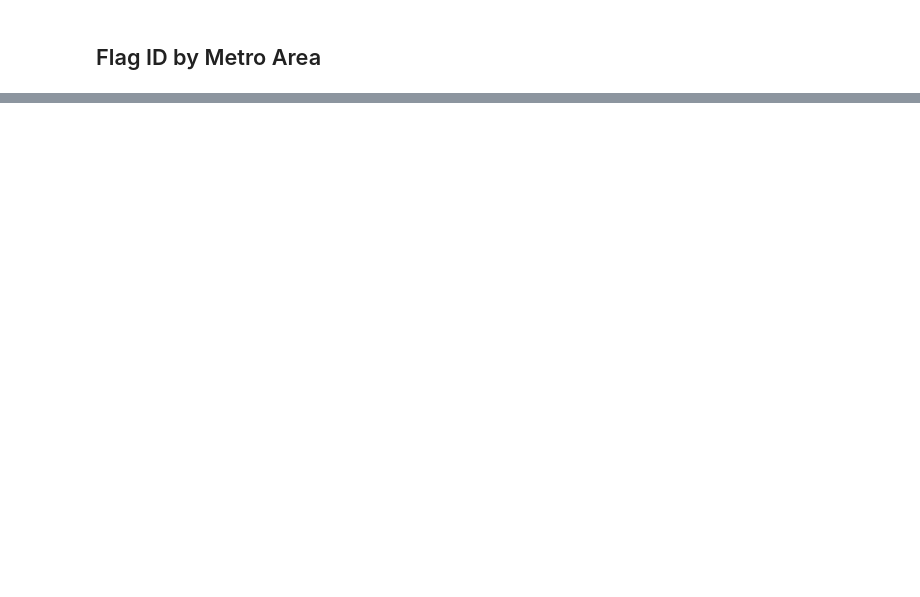
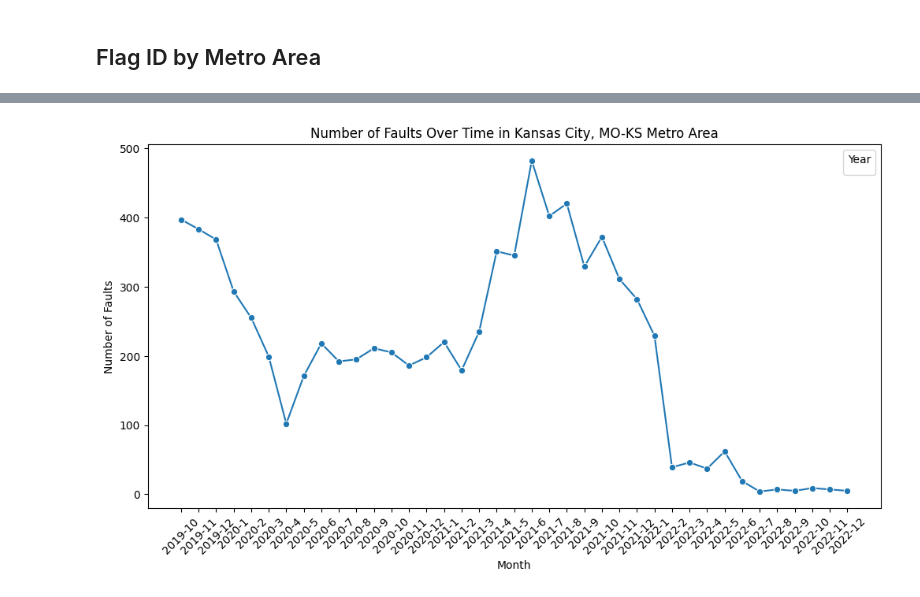
Before and after one commit to atunison3/milestone_ii, a Jupyter notebook: unsupervised_sarnowicz/explore_flagid.ipynb, the cells around one changed output, grey strips where cells are left out. Saved outputs shown, nothing was run; the diff lists cells and outputs as text; code cells hidden in the pictures; blank space fills up the shorter version.

```diff
--- a/unsupervised_sarnowicz/explore_flagid.ipynb
+++ b/unsupervised_sarnowicz/explore_flagid.ipynb
@@ -199,0 +399,22 @@ Remove end_soc - start_soc which are negative
+# %%
+# Group by year and month and count the number of faults
+faults_over_time = combined_df_known_faults[(combined_df_known_faults.flag_id != 0) & (combined_df_known_faults.metro_area == 'Kansas City, MO-KS Metro Area')].groupby(['year', 'month']).flag_id.count().reset_index()
+
+# Rename columns for clarity
+faults_over_time.columns = ['Year', 'Month', 'Number of Faults']
+
+# Plot the data
+plt.figure(figsize=(12, 6))
+# Create a new column for Year-Month
+faults_over_time['Year-Month'] = faults_over_time['Year'].astype(str) + '-' + faults_over_time['Month'].astype(str)
+
+# Plot the data
+sns.lineplot(data=faults_over_time, x='Year-Month', y='Number of Faults', marker='o')
+plt.xticks(rotation=45)
+plt.title('Number of Faults Over Time in Kansas City, MO-KS Metro Area')
+plt.xlabel('Month')
+plt.ylabel('Number of Faults')
+plt.legend(title='Year')
+plt.show()
+# %% [output]
+[figure, added]
```
Also changed, not shown: parts of 17 cells of this notebook.
